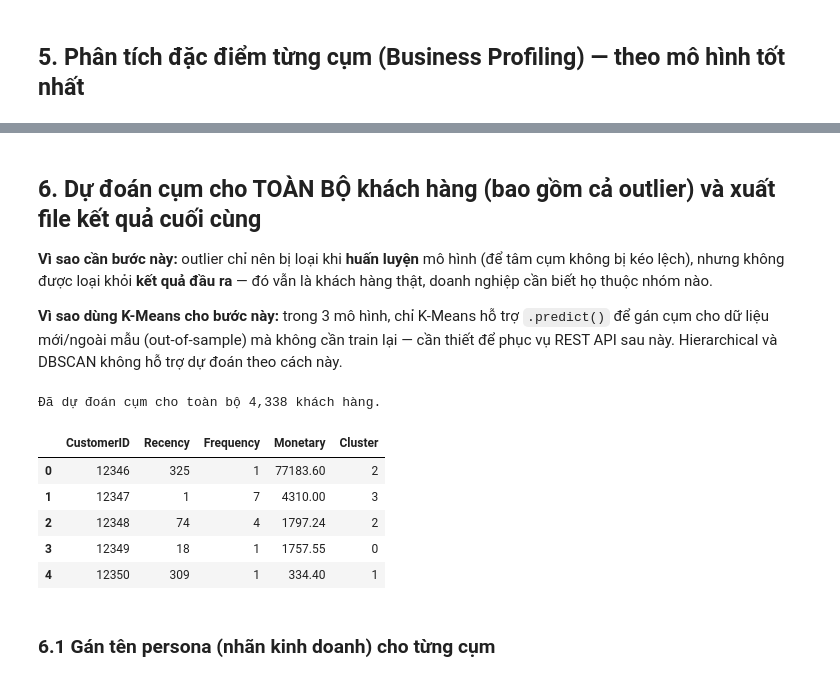
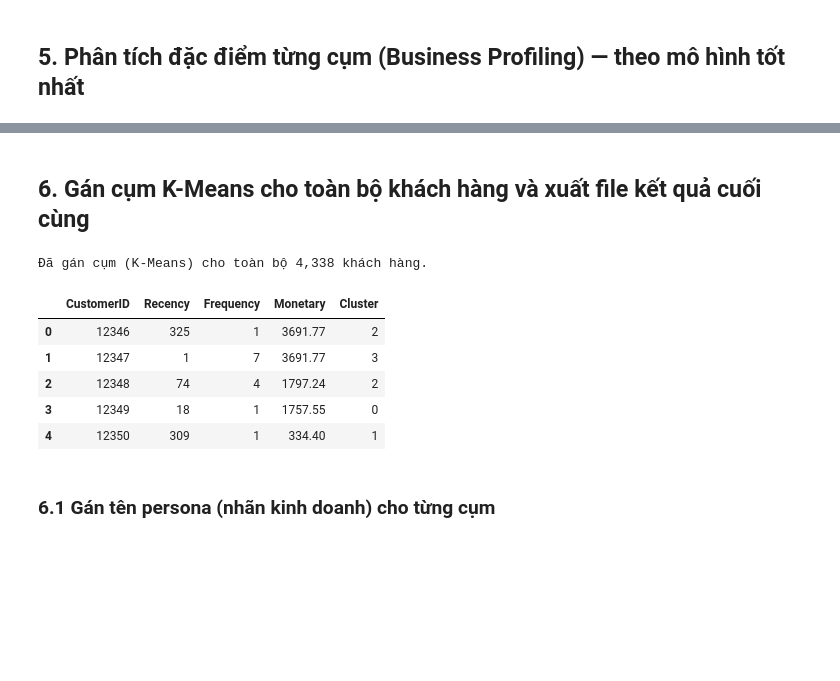
Before and after one commit to phguyen/customer-segment, a Jupyter notebook: notebooks/train.ipynb, the cells around one changed output, grey strips where cells are left out. Saved outputs shown, nothing was run; the diff lists cells and outputs as text; code cells hidden in the pictures; blank space fills up the shorter version.

```diff
--- a/notebooks/train.ipynb
+++ b/notebooks/train.ipynb
@@ -344,32 +312,20 @@ plt.show()
 # %% [markdown]
-## 6. Dự đoán cụm cho TOÀN BỘ khách hàng (bao gồm cả outlier) và xuất file kết quả cuối cùng
-
-**Vì sao cần bước này:** outlier chỉ nên bị loại khi **huấn luyện** mô hình (để tâm cụm không bị kéo lệch), nhưng không được loại khỏi **kết quả đầu ra** — đó vẫn là khách hàng thật, doanh nghiệp cần biết họ thuộc nhóm nào.
-
-**Vì sao dùng K-Means cho bước này:** trong 3 mô hình, chỉ K-Means hỗ trợ `.predict()` để gán cụm cho dữ liệu mới/ngoài mẫu (out-of-sample) mà không cần train lại — cần thiết để phục vụ REST API sau này. Hierarchical và DBSCAN không hỗ trợ dự đoán theo cách này.
+## 6. Gán cụm K-Means cho toàn bộ khách hàng và xuất file kết quả cuối cùng
 # %%
-# Đọc lại toàn bộ RFM gốc
-rfm_full = pd.read_csv("../data/processed/customer_segmentation_full.csv")
-scaler = joblib.load("models/rfm_scaler.pkl")
+# Đọc lại RFM gốc (đơn vị thật, dùng để diễn giải) và gán Cluster theo K-Means
+rfm_full = pd.read_csv("../data/processed/customer_segmentation.csv")
+rfm_full['Cluster'] = kmeans_labels
+
+print(f"Đã gán cụm (K-Means) cho toàn bộ {rfm_full.shape[0]:,} khách hàng.")
+rfm_full.head()
+# %% [output]
+Đã gán cụm (K-Means) cho toàn bộ 4,338 khách hàng.
+|  | CustomerID | Recency | Frequency | Monetary | Cluster |
+| 0 | 12346 | 325 | 1 | 3691.77 | 2 |
+| 1 | 12347 | 1 | 7 | 3691.77 | 3 |
+| 2 | 12348 | 74 | 4 | 1797.24 | 2 |
+| 3 | 12349 | 18 | 1 | 1757.55 | 0 |
+| 4 | 12350 | 309 | 1 | 334.40 | 1 |
-# %%
-# Áp dụng ĐÚNG pipeline biến đổi đã dùng lúc train: log1p -> transform bằng scaler đã fit (KHÔNG fit lại)
-rfm_full_log = rfm_full[['Recency', 'Frequency', 'Monetary']].apply(np.log1p)
-X_full_scaled = scaler.transform(rfm_full_log)
-
-# Dự đoán cụm cho TẤT CẢ khách hàng bằng K-Means đã huấn luyện
-rfm_full['Cluster'] = kmeans_model.predict(X_full_scaled)
-
-
-print(f"Đã dự đoán cụm cho toàn bộ {rfm_full.shape[0]:,} khách hàng.")
-rfm_full.head()
-# %% [output]
-Đã dự đoán cụm cho toàn bộ 4,338 khách hàng.
-|  | CustomerID | Recency | Frequency | Monetary | Cluster |
-| 0 | 12346 | 325 | 1 | 77183.60 | 2 |
-| 1 | 12347 | 1 | 7 | 4310.00 | 3 |
-| 2 | 12348 | 74 | 4 | 1797.24 | 2 |
-| 3 | 12349 | 18 | 1 | 1757.55 | 0 |
-| 4 | 12350 | 309 | 1 | 334.40 | 1 |
 # %% [markdown]
 ### 6.1 Gán tên persona (nhãn kinh doanh) cho từng cụm
 # %%
```
Also changed, not shown: parts of 13 cells of this notebook, 20 other files.
